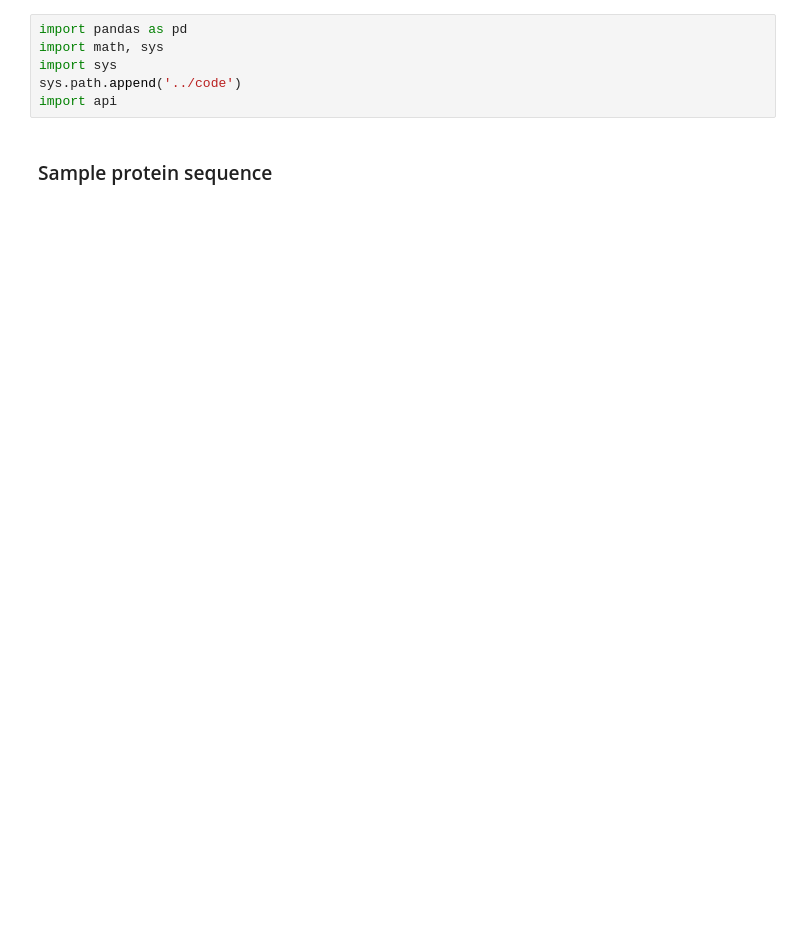
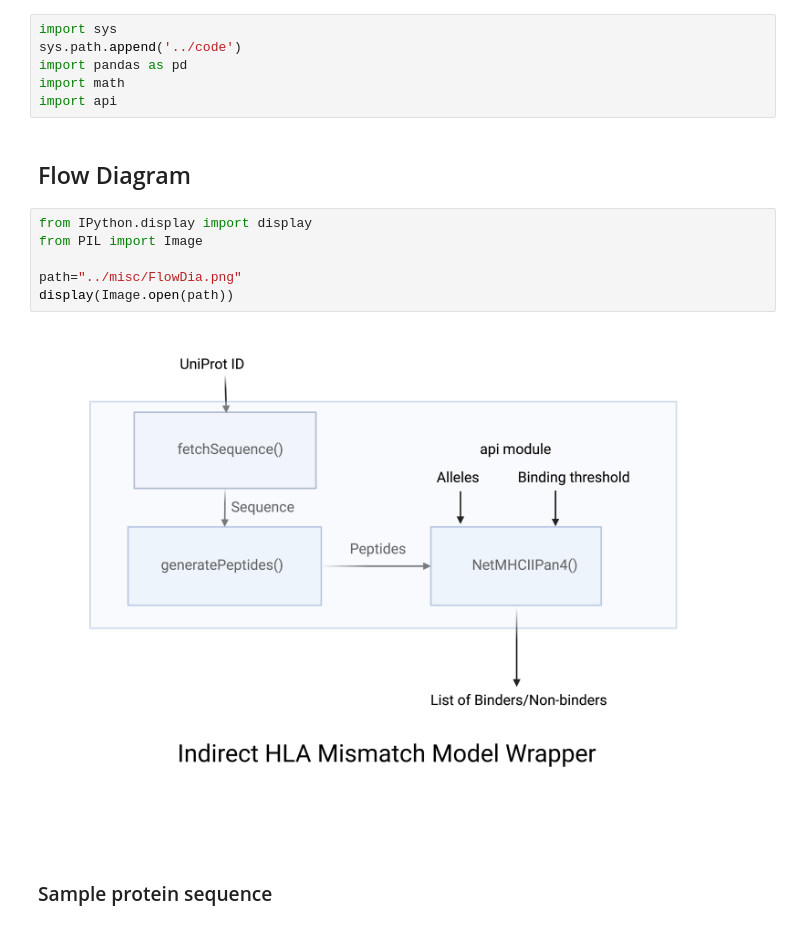
Before and after one commit to avik94ab/indirect-antigen-mismatch-model, a Jupyter notebook: notebooks/Demo.ipynb, the cells around one changed output. Drawn from its saved outputs; the diff is of its cells as text; blank space fills up the shorter version.

```diff
--- a/notebooks/Demo.ipynb
+++ b/notebooks/Demo.ipynb
@@ -1,9 +1,19 @@
 # %%
-import pandas as pd
-import math, sys
 import sys
 sys.path.append('../code')
+import pandas as pd
+import math
 import api
+# %% [markdown]
+## Flow Diagram
+# %%
+from IPython.display import display
+from PIL import Image
+
+path="../misc/FlowDia.png"
+display(Image.open(path))
+# %% [output]
+[figure, added]
 # %% [markdown]
 ### Sample protein sequence
 # %%
```
Also changed, not shown: parts of 5 cells of this notebook.
